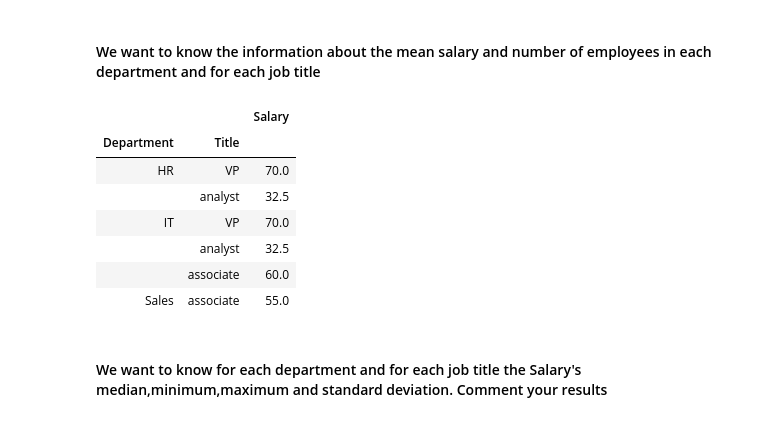
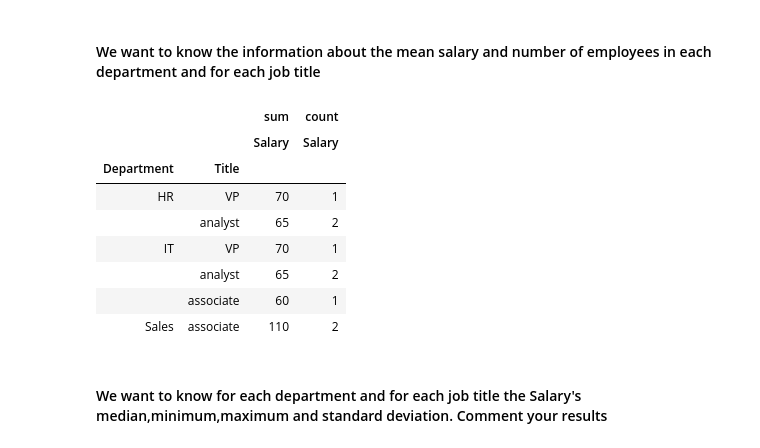
Before and after one commit to ta-datapt-bcn/lab-pivot-table-and-correlation, a Jupyter notebook: your_code/main.ipynb, the cells around one changed output. Saved outputs shown, nothing was run; the diff lists cells and outputs as text; code cells hidden in the pictures.

```diff
--- a/your_code/main.ipynb
+++ b/your_code/main.ipynb
@@ -82,15 +82,16 @@ pd.pivot_table(employee, index=["Title"], values=["Salary", "Years"])
 #### We want to know the information about the mean salary and number of employees in each department and for each job title
 # %%
 # your answer here
-pd.pivot_table(employee, index=["Department", "Title"], values=["Salary", "Name"])
+pd.pivot_table(employee, index=["Department", "Title"], values=["Salary"], aggfunc=["sum", "count"])
 # %% [output]
-|  |  | Salary |
-| Department | Title |  |
-| HR | VP | 70.0 |
-|  | analyst | 32.5 |
-| IT | VP | 70.0 |
-|  | analyst | 32.5 |
-|  | associate | 60.0 |
-| Sales | associate | 55.0 |
+|  |  | sum | count |
+|  |  | Salary | Salary |
+| Department | Title |  |  |
+| HR | VP | 70 | 1 |
+|  | analyst | 65 | 2 |
+| IT | VP | 70 | 1 |
+|  | analyst | 65 | 2 |
+|  | associate | 60 | 1 |
+| Sales | associate | 110 | 2 |
 # %% [markdown]
 #### We want to know for each department and for each job title the Salary's median,minimum,maximum and standard deviation. Comment your results
```
Also changed, not shown: parts of 32 cells of this notebook.
